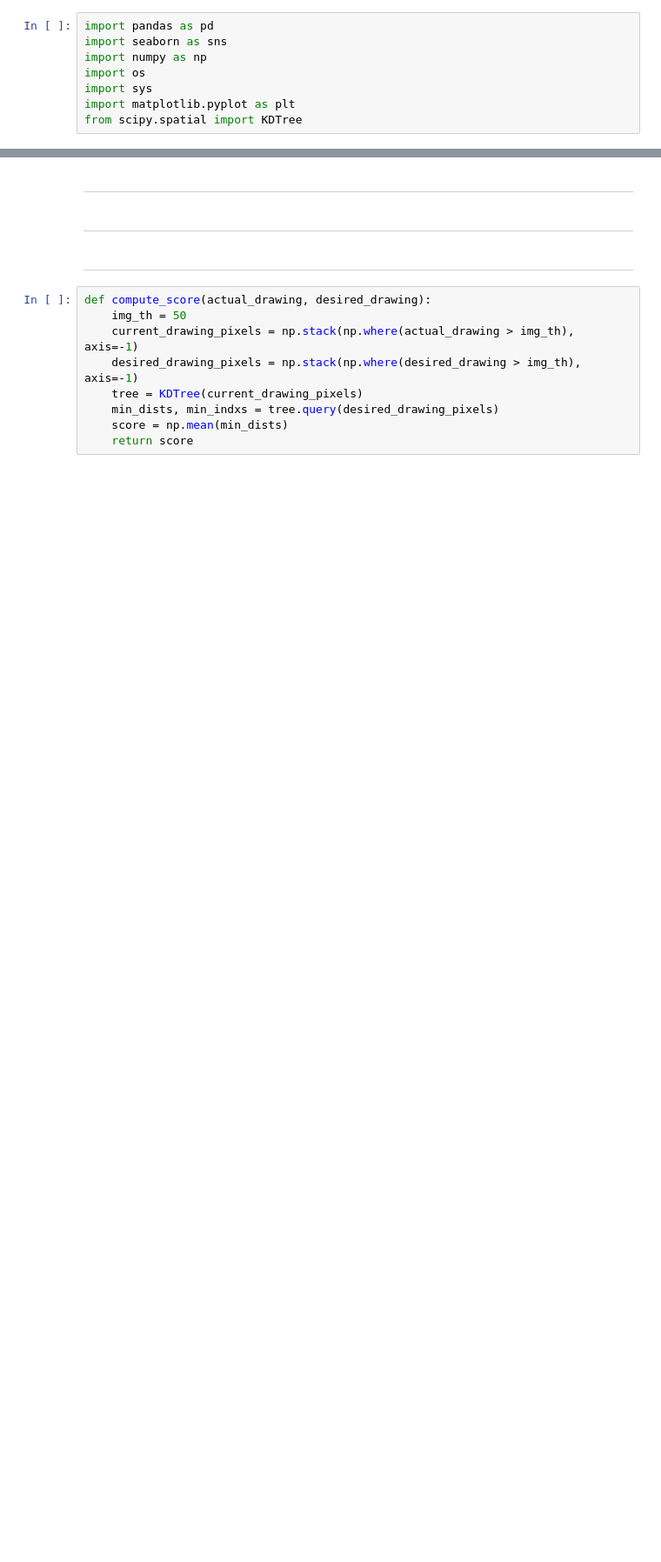
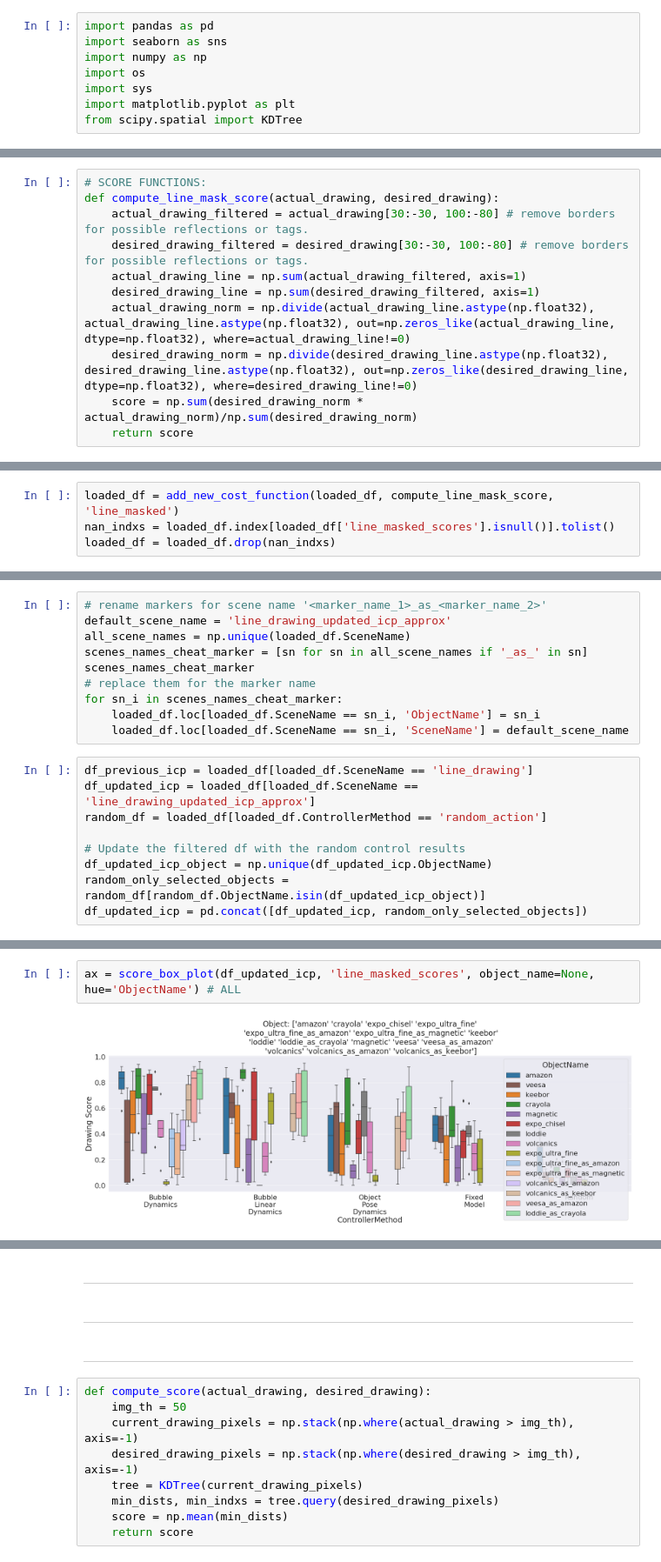
Before and after one commit to MMintLab/BubbleControl, a Jupyter notebook: notebooks/drawing_evaluation.ipynb, the cells around one changed output, grey strips where cells are left out. Shown at 87% size. Cells and saved outputs as stored; diff of their text form; blank space fills up the shorter version.

```diff
--- a/notebooks/drawing_evaluation.ipynb
+++ b/notebooks/drawing_evaluation.ipynb
@@ -182,0 +70,11 @@ ax = score_strip_plot('line_masked_scores', object_name='veesa') # ALL
+# %%
+# SCORE FUNCTIONS:
+def compute_line_mask_score(actual_drawing, desired_drawing):
+    actual_drawing_filtered = actual_drawing[30:-30, 100:-80] # remove borders for possible reflections or tags.
+    desired_drawing_filtered = desired_drawing[30:-30, 100:-80] # remove borders for possible reflections or tags.
+    actual_drawing_line = np.sum(actual_drawing_filtered, axis=1)
+    desired_drawing_line = np.sum(desired_drawing_filtered, axis=1)
+    actual_drawing_norm = np.divide(actual_drawing_line.astype(np.float32), actual_drawing_line.astype(np.float32), out=np.zeros_like(actual_drawing_line, dtype=np.float32), where=actual_drawing_line!=0)
+    desired_drawing_norm = np.divide(desired_drawing_line.astype(np.float32), desired_drawing_line.astype(np.float32), out=np.zeros_like(desired_drawing_line, dtype=np.float32), where=desired_drawing_line!=0)
+    score = np.sum(desired_drawing_norm * actual_drawing_norm)/np.sum(desired_drawing_norm)
+    return score
@@ -182,0 +97,4 @@ ax = score_strip_plot('line_masked_scores', object_name='veesa') # ALL
+# %%
+loaded_df = add_new_cost_function(loaded_df, compute_line_mask_score, 'line_masked')
+nan_indxs = loaded_df.index[loaded_df['line_masked_scores'].isnull()].tolist()
+loaded_df = loaded_df.drop(nan_indxs)
@@ -182,0 +110,19 @@ ax = score_strip_plot('line_masked_scores', object_name='veesa') # ALL
+# %%
+# rename markers for scene name '<marker_name_1>_as_<marker_name_2>'
+default_scene_name = 'line_drawing_updated_icp_approx'
+all_scene_names = np.unique(loaded_df.SceneName)
+scenes_names_cheat_marker = [sn for sn in all_scene_names if '_as_' in sn]
+scenes_names_cheat_marker
+# replace them for the marker name
+for sn_i in scenes_names_cheat_marker:
+    loaded_df.loc[loaded_df.SceneName == sn_i, 'ObjectName'] = sn_i
+    loaded_df.loc[loaded_df.SceneName == sn_i, 'SceneName'] = default_scene_name
+# %%
+df_previous_icp = loaded_df[loaded_df.SceneName == 'line_drawing']
+df_updated_icp = loaded_df[loaded_df.SceneName == 'line_drawing_updated_icp_approx']
+random_df = loaded_df[loaded_df.ControllerMethod == 'random_action']
+
+# Update the filtered df with the random control results
+df_updated_icp_object = np.unique(df_updated_icp.ObjectName)
+random_only_selected_objects = random_df[random_df.ObjectName.isin(df_updated_icp_object)]
+df_updated_icp = pd.concat([df_updated_icp, random_only_selected_objects])
@@ -182,0 +408,4 @@ ax = score_strip_plot('line_masked_scores', object_name='veesa') # ALL
+# %%
+ax = score_box_plot(df_updated_icp, 'line_masked_scores', object_name=None, hue='ObjectName') # ALL
+# %% [output]
+[figure, added]
```
Also changed, not shown: parts of 63 cells of this notebook, 3 other files.
